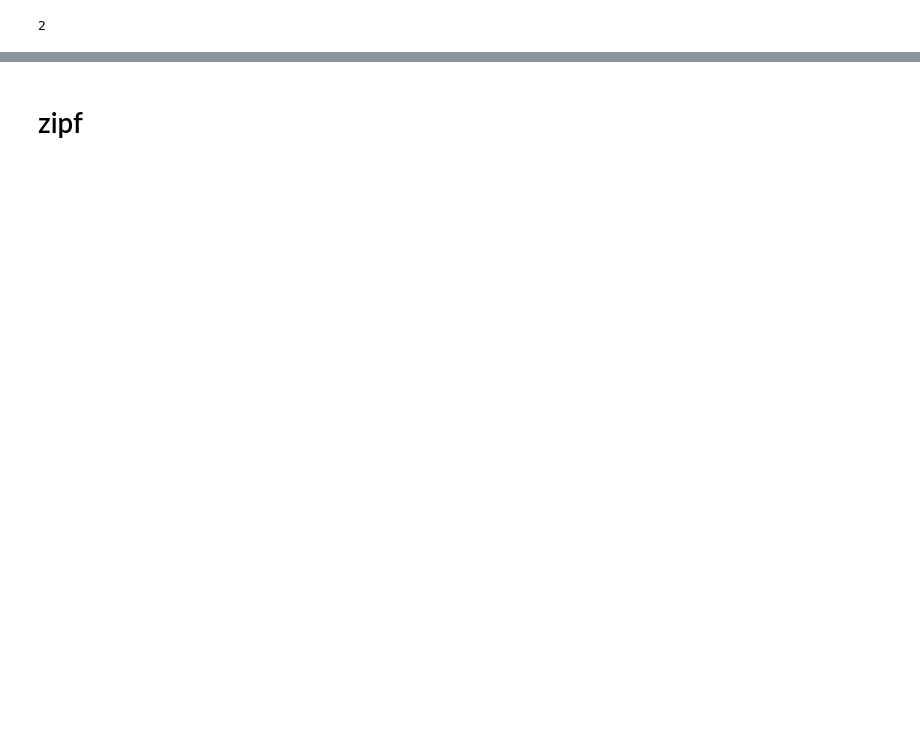
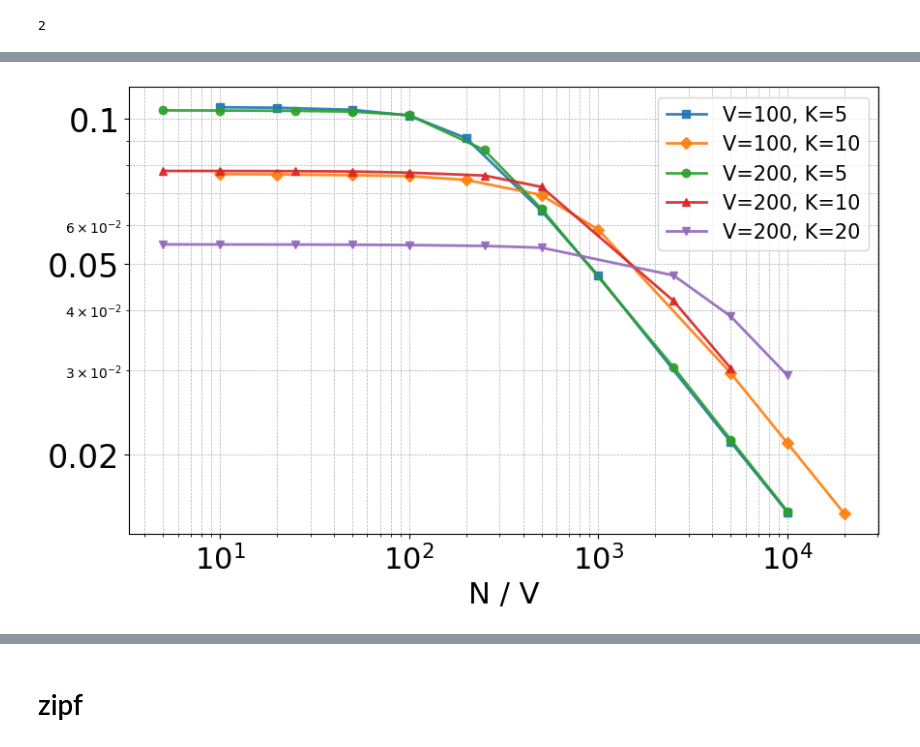
Before and after one commit to ninpnin/embedding-uncertainty-estimation, a Jupyter notebook: plots/rmse_convergence.ipynb, the cells around one changed output, grey strips where cells are left out. Saved outputs shown, nothing was run; the diff lists cells and outputs as text; code cells hidden in the pictures; blank space fills up the shorter version.

```diff
--- a/plots/rmse_convergence.ipynb
+++ b/plots/rmse_convergence.ipynb
@@ -237,0 +405,53 @@ NameError: name 'sizes' is not defined
+# %%
+# per size
+import matplotlib.pyplot as plt
+import matplotlib.cm as cm
+import matplotlib.colors as mcolors
+import pandas as pd
+import numpy as np
+
+
+dolan = pd.read_csv('rmse-dolan.csv')
+gooby = pd.read_csv('rmse-gooby.csv')
+spurdo = pd.read_csv('rmse-spurdo.csv')
+gibbs = pd.concat([dolan, gooby, spurdo])
+
+gibbs = gibbs[gibbs['N']!=500]
+gibbs = gibbs[gibbs['method']=='Gibbs']
+
+plt.figure(figsize=(10, 6))
+
+cmap = cm.get_cmap('Pastel1', lut=len(gibbs.groupby(['V', 'K'])))
+markers = [ 's', 'D','o', '^', 'v', 'P']
+for idx,((V, K), df) in enumerate(gibbs.groupby(['V', 'K'])):
+    # Compute N/V
+    #x_values = df['N'] / V
+
+    # Compute mean RMSE for each N
+    gibbs_rmse = df.groupby('N')['RMSE'].mean()
+    if (V,K)==(200,10):
+        dff = df
+    x_vals = list(gibbs_rmse.index)
+    x_vals = [n/V for n in x_vals]
+
+    color = cmap((idx)/ len(gibbs.groupby(['V', 'K'])))
+    marker = markers[idx % len(markers)]
+    plt.loglog(x_vals, gibbs_rmse,  linestyle='-', label=f'V={V}, K={K}', alpha=0.90,linewidth=2.0, marker=marker) #, color=color
+
+plt.xlabel('N / V', fontsize=22)
+#plt.ylabel('RMSE', fontsize=14)
+plt.legend(fontsize=15)
+#plt.title('Log-log RMSE vs N/V for each (V,K)')
+plt.grid(True, which="both", linestyle="--", linewidth=0.5)
+
+
+
+plt.yticks([],[])
+yticks = [0.02, 0.05, 0.1]
+plt.yticks(yticks, [str(tick) for tick in yticks], fontsize=24)
+
+#plt.yticks(fontsize=22)
+plt.xticks(fontsize=22)
+plt.show()
+# %% [output]
+[figure, added]
```
Also changed, not shown: parts of 21 cells of this notebook, 3 other files.
